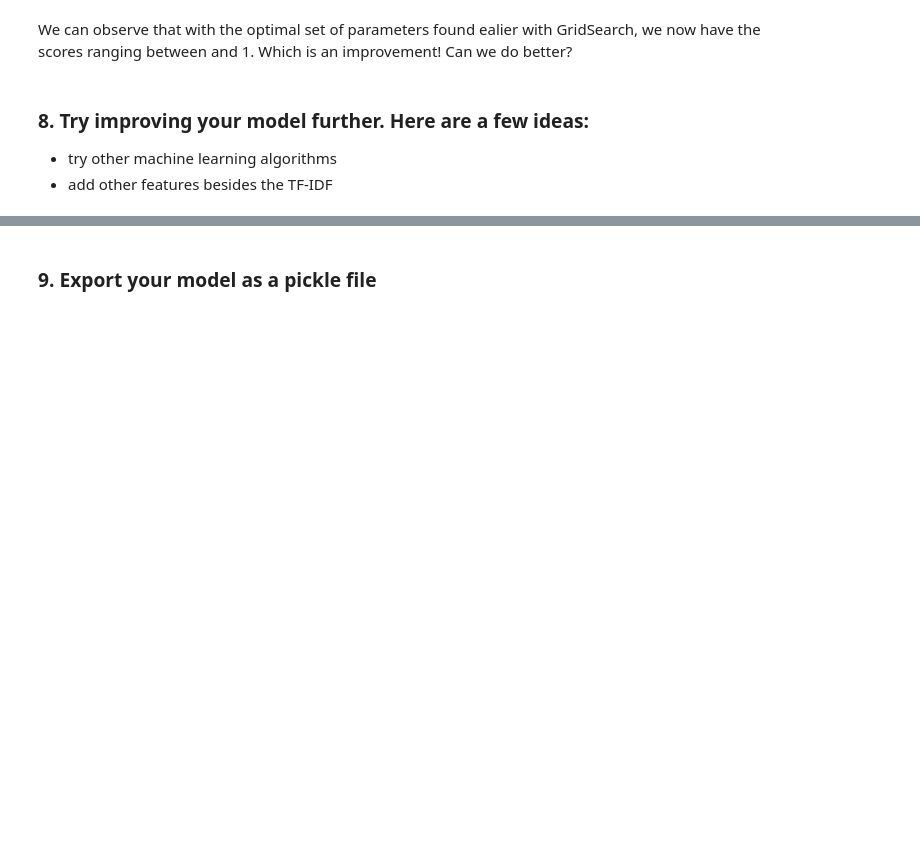
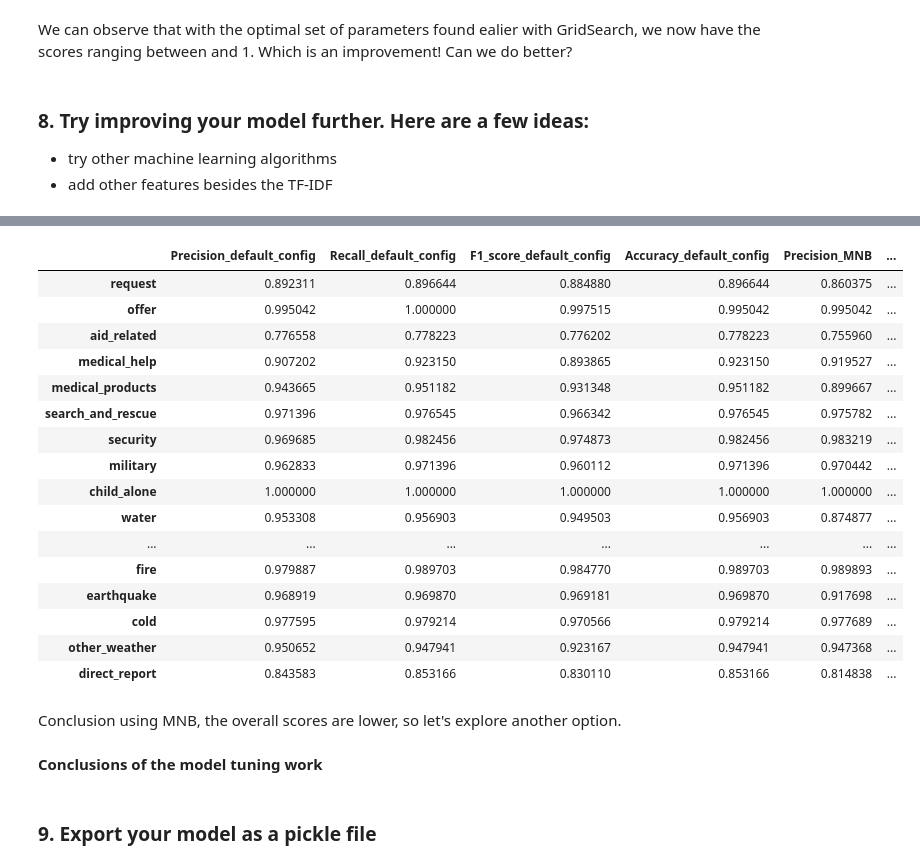
Before and after one commit to acoullandreau/disaster_response_pipeline, a Jupyter notebook: ML Pipeline Preparation.ipynb, the cells around one changed output, grey strips where cells are left out. Cells and saved outputs as stored; diff of their text form; code cells hidden in the pictures; blank space fills up the shorter version.

Commit message:
feat: GridSearch tuning and further improvements to the model exploration feat: added a function to build a dataframe with the accuracy scores as to be able to compare different model scenarios

```diff
--- a/ML Pipeline Preparation.ipynb
+++ b/ML Pipeline Preparation.ipynb
@@ -244,4 +353,6 @@ Show the accuracy, precision, and recall of the tuned model.
 Since this project focuses on code quality, process, and  pipelines, there is no minimum performance metric needed to pass. However, make sure to fine tune your models for accuracy, precision and recall to make your project stand out - especially for your portfolio!
 # %%
 #we simply run the function defined above with the new y_pred
-compute_metrics(y_test, y_pred)
+results_grid_search = compute_metrics(y_test, y_pred_optim)
+df_results = append_results_to_df(df_results, results_grid_search, 'grid_search')
+df_results
@@ -253,0 +391,12 @@ We can observe that with the optimal set of parameters found ealier with GridSea
+# %%
+# we define a new pipeline with the new estimators
+from sklearn.naive_bayes import MultinomialNB
+
+pipeline_alt_MNB = Pipeline([
+    ('vect', CountVectorizer(tokenizer=tokenize)),
+    ('tfidf', TfidfTransformer()),
+    ('clf', MultiOutputClassifier(MultinomialNB(), n_jobs=1))
+])
+# %%
+#we fit the pipeline_alt using the training sets
+pipeline_alt_MNB.fit(X_train, y_train)
@@ -254,2 +421,32 @@ We can observe that with the optimal set of parameters found ealier with GridSea
+# %%
+#we predict the categories using the testing set
+y_pred_alt_MNB = pipeline_alt_MNB.predict(X_test)
+# %%
+#let's see how the metrics changed with MNB
+results_alt_MNB = compute_metrics(y_test, y_pred_alt_MNB)
+df_results = append_results_to_df(df_results, results_alt_MNB, 'MNB')
+df_results
+# %% [output]
+|  | Precision_default_config | Recall_default_config | F1_score_default_config | Accuracy_default_config | Precision_MNB | ... |
+| request | 0.892311 | 0.896644 | 0.884880 | 0.896644 | 0.860375 | ... |
+| offer | 0.995042 | 1.000000 | 0.997515 | 0.995042 | 0.995042 | ... |
+| aid_related | 0.776558 | 0.778223 | 0.776202 | 0.778223 | 0.755960 | ... |
+| medical_help | 0.907202 | 0.923150 | 0.893865 | 0.923150 | 0.919527 | ... |
+| medical_products | 0.943665 | 0.951182 | 0.931348 | 0.951182 | 0.899667 | ... |
+| search_and_rescue | 0.971396 | 0.976545 | 0.966342 | 0.976545 | 0.975782 | ... |
+| security | 0.969685 | 0.982456 | 0.974873 | 0.982456 | 0.983219 | ... |
+| military | 0.962833 | 0.971396 | 0.960112 | 0.971396 | 0.970442 | ... |
+| child_alone | 1.000000 | 1.000000 | 1.000000 | 1.000000 | 1.000000 | ... |
+| water | 0.953308 | 0.956903 | 0.949503 | 0.956903 | 0.874877 | ... |
+| ... | ... | ... | ... | ... | ... | ... |
+| fire | 0.979887 | 0.989703 | 0.984770 | 0.989703 | 0.989893 | ... |
+| earthquake | 0.968919 | 0.969870 | 0.969181 | 0.969870 | 0.917698 | ... |
+| cold | 0.977595 | 0.979214 | 0.970566 | 0.979214 | 0.977689 | ... |
+| other_weather | 0.950652 | 0.947941 | 0.923167 | 0.947941 | 0.947368 | ... |
+| direct_report | 0.843583 | 0.853166 | 0.830110 | 0.853166 | 0.814838 | ... |
+# %% [markdown]
+Conclusion using MNB, the overall scores are lower, so let's explore another option.
+# %% [markdown]
+**Conclusions of the model tuning work**
 # %% [markdown]
 ### 9. Export your model as a pickle file
```
Also changed, not shown: parts of 22 cells of this notebook.
